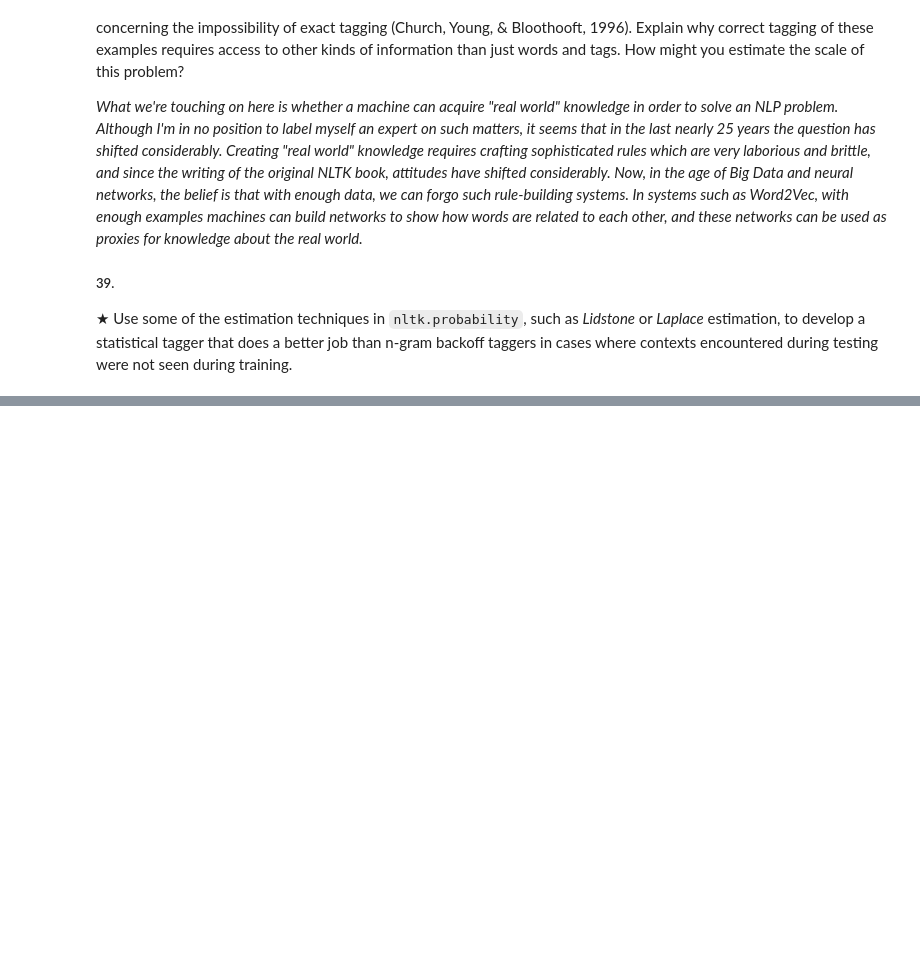
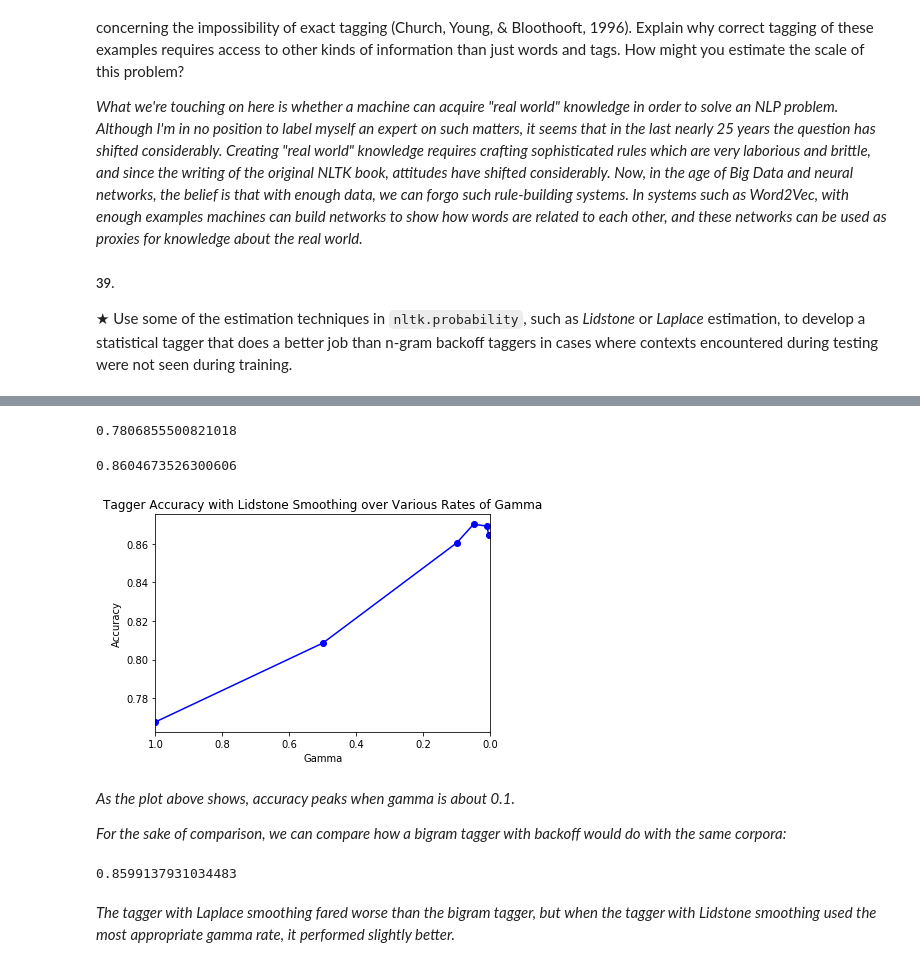
Before and after one commit to STRZGR/Natural-Language-Processing-with-Python-Analyzing-Text-with-the-Natural-Language-Toolkit, a Jupyter notebook: Chapter 05/NLTK Chapter 5 - Exercises.ipynb, the cells around one changed output, grey strips where cells are left out. Cells and saved outputs as stored; diff of their text form; code cells hidden in the pictures; blank space fills up the shorter version.

```diff
--- a/Chapter 05/NLTK Chapter 5 - Exercises.ipynb
+++ b/Chapter 05/NLTK Chapter 5 - Exercises.ipynb
@@ -2375,0 +2331,50 @@ try this site: https://sites.google.com/site/gothnlp/exercises/jurafsky-martin/s
+# %%
+# with Laplace smoothing
+from nltk.probability import *
+
+tagger = trainer.train_supervised(train_corpus, estimator = LaplaceProbDist)
+# %%
+tagger.evaluate(test_corpus)
+# %% [output]
+0.7806855500821018
+# %%
+def lidstone(gamma):
+    return lambda fd, bins: LidstoneProbDist(fd, gamma, bins)
+# %%
+tagger = trainer.train_supervised(train_corpus, estimator = lidstone(0.1))
+# %%
+# With Lidstone smoothing
+tagger.evaluate(test_corpus)
+# %% [output]
+0.8604673526300606
+# %%
+# trying various gamma rates
+gamma = [1.0, 0.5, 0.1, 0.05, 0.01, 0.005]
+
+perfs = []
+
+for g in gamma:
+    tagger = trainer.train_supervised(train_corpus, estimator = lidstone(g))
+    perfs.append(tagger.evaluate(test_corpus))
+# %%
+plt.plot(gamma, perfs, '-bo')
+plt.title("Tagger Accuracy with Lidstone Smoothing over Various Rates of Gamma")
+plt.xlabel('Gamma')
+plt.ylabel('Accuracy')
+plt.xlim(1.0, 0)
+plt.show()
+# %% [output]
+[figure, added]
+# %% [markdown]
+*As the plot above shows, accuracy peaks when gamma is about 0.1.*
+
+*For the sake of comparison, we can compare how a bigram tagger with backoff would do with the same corpora:*
+# %%
+t0 = nltk.DefaultTagger('NN')
+t1 = nltk.UnigramTagger(train_corpus, backoff = t0)
+t2 = nltk.BigramTagger(train_corpus, backoff = t1)
+t2.evaluate(test_corpus)
+# %% [output]
+0.8599137931034483
+# %% [markdown]
+*The tagger with Laplace smoothing fared worse than the bigram tagger, but when the tagger with Lidstone smoothing used the most appropriate gamma rate, it performed slightly better.*
```
Also changed, not shown: parts of 45 cells of this notebook.
